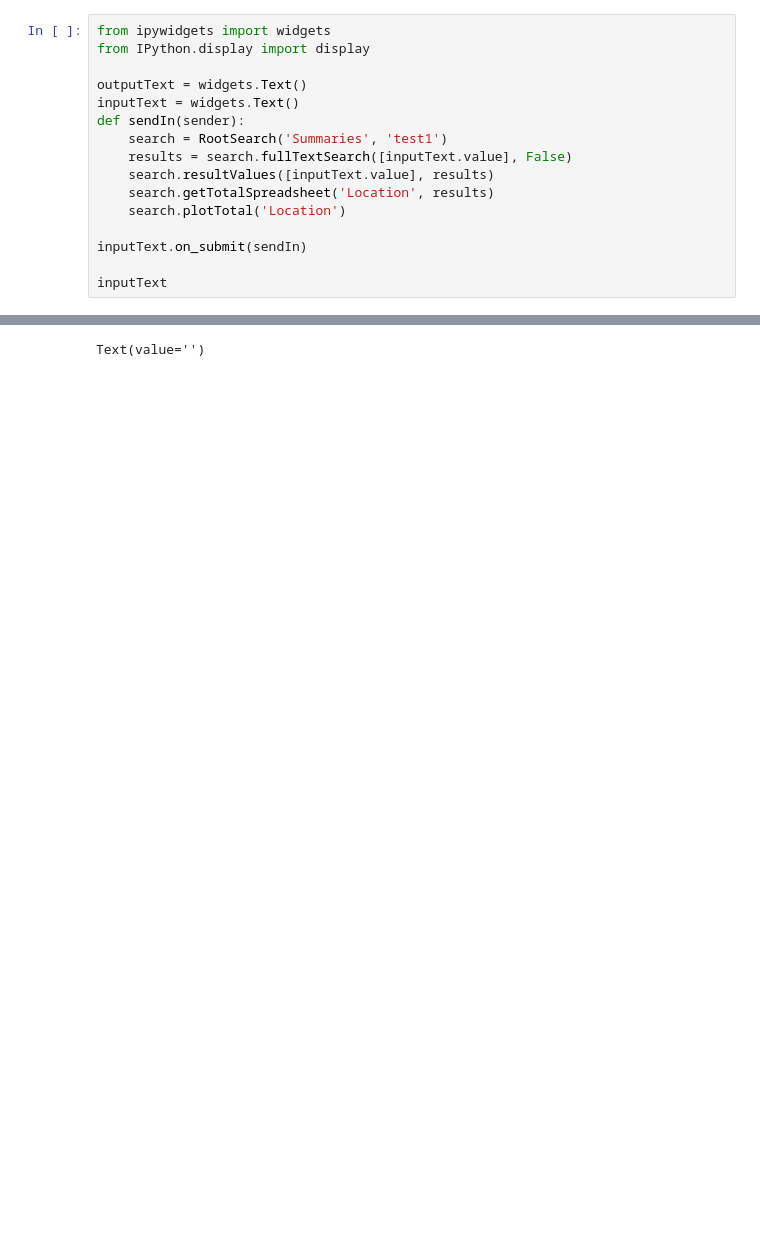
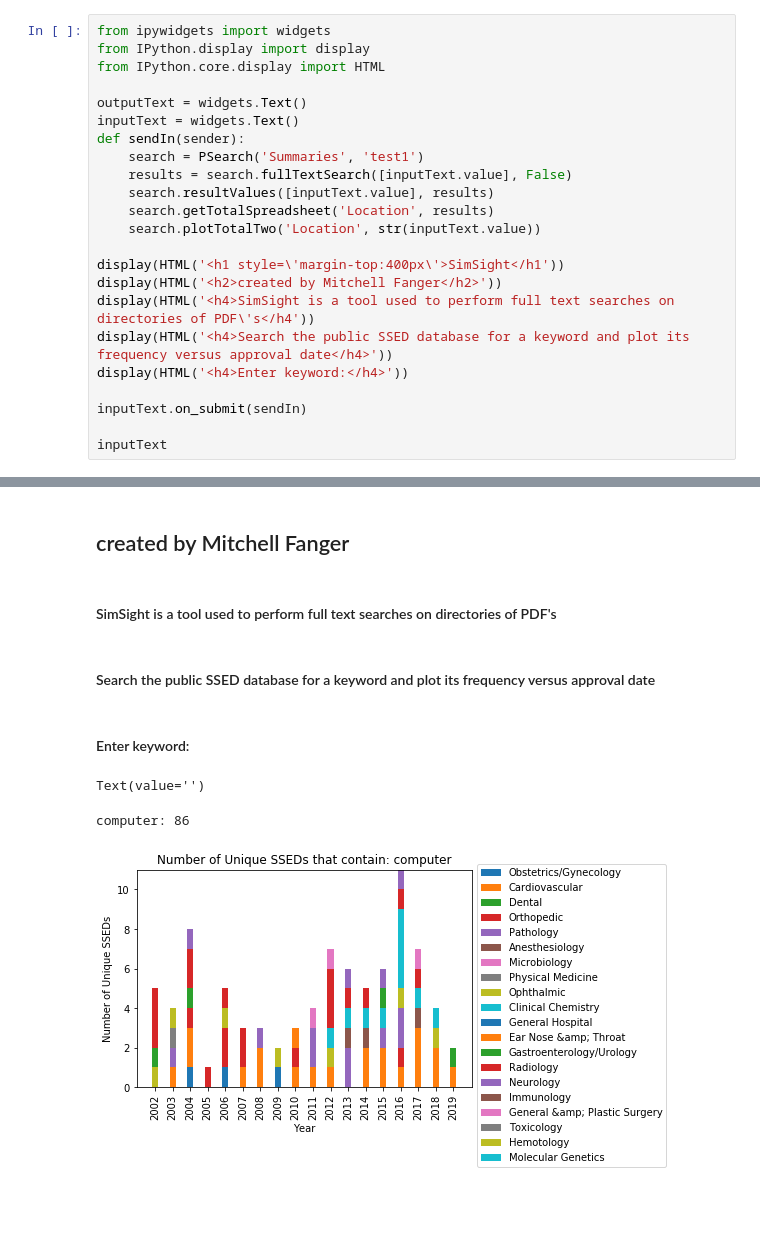
Before and after one commit to paulina-rodriguez/Project_SimSight, a Jupyter notebook: SimSight.ipynb, the cells around one changed output, grey strips where cells are left out. Cells and saved outputs as stored; diff of their text form; blank space fills up the shorter version.

```diff
--- a/SimSight.ipynb
+++ b/SimSight.ipynb
@@ -543,15 +593,22 @@ search.plotTotal('Location')
 # %%
 from ipywidgets import widgets
 from IPython.display import display
+from IPython.core.display import HTML
 
 outputText = widgets.Text()
 inputText = widgets.Text()
 def sendIn(sender):
-    search = RootSearch('Summaries', 'test1')
+    search = PSearch('Summaries', 'test1')
     results = search.fullTextSearch([inputText.value], False)
     search.resultValues([inputText.value], results)
     search.getTotalSpreadsheet('Location', results)
-    search.plotTotal('Location')
+    search.plotTotalTwo('Location', str(inputText.value))
+
+display(HTML('<h1 style=\'margin-top:400px\'>SimSight</h1'))
+display(HTML('<h2>created by Mitchell Fanger</h2>'))
+display(HTML('<h4>SimSight is a tool used to perform full text searches on directories of PDF\'s</h4'))
+display(HTML('<h4>Search the public SSED database for a keyword and plot its frequency versus approval date</h4>'))
+display(HTML('<h4>Enter keyword:</h4>'))
 
 inputText.on_submit(sendIn)
 
@@ -560 +618,9 @@ inputText
+created by Mitchell Fanger
+SimSight is a tool used to perform full text searches on directories of PDF's
+Search the public SSED database for a keyword and plot its frequency versus approval date
+Enter keyword:
 Text(value='')
+computer: 86
+[figure, added]
+# %% [markdown]
+<h1 style='margin-top:400px'></h1>
```
Also changed, not shown: parts of 2 cells of this notebook.
